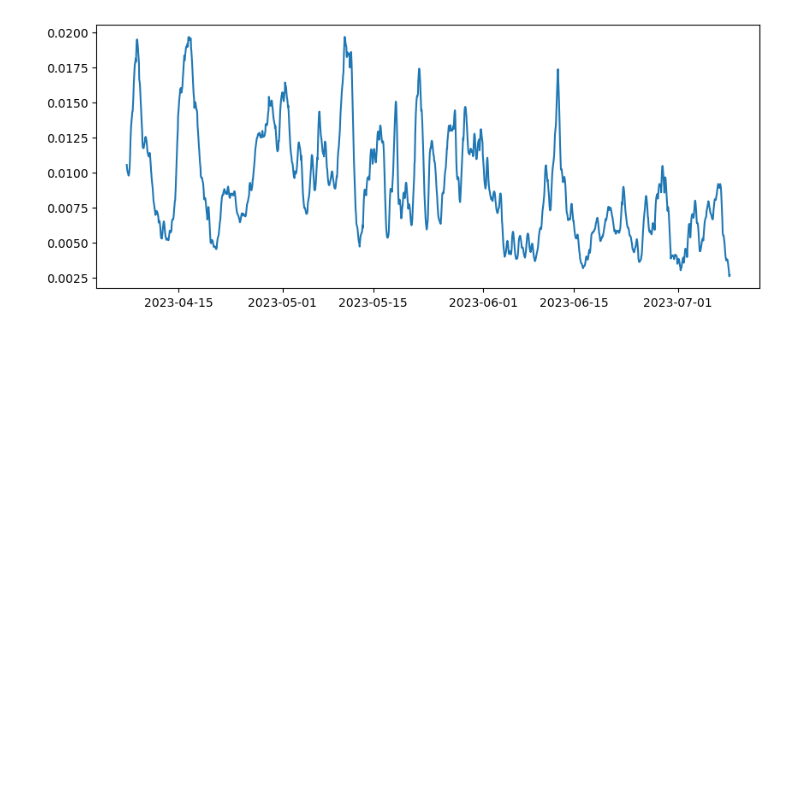
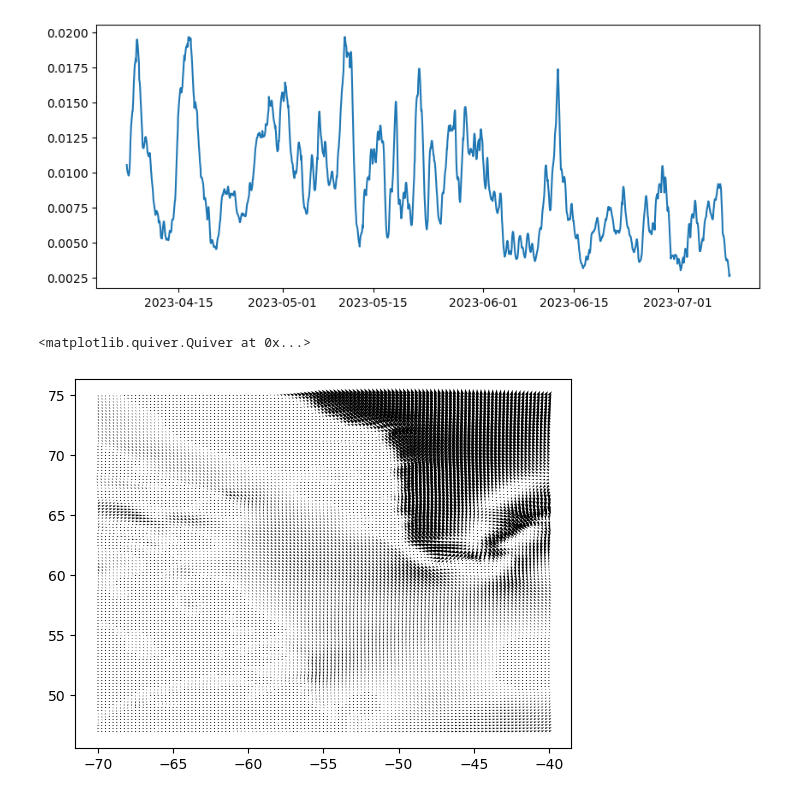
Before and after one commit to Dihya-prog/Codes, a Jupyter notebook: Ekman_transport.ipynb, the cells around one changed output. Drawn from its saved outputs; the diff is of its cells as text; code cells hidden in the pictures; blank space fills up the shorter version.

```diff
--- a/Ekman_transport.ipynb
+++ b/Ekman_transport.ipynb
@@ -36,3 +37,8 @@ plt.figure(figsize=(10, 4))
 plt.plot(wind.valid_time, u_ek_mean/40);
 # %% [output]
 [figure]
+# %%
+plt.quiver(wind.longitude, wind.latitude, wind.u10.mean(dim=['valid_time'], skipna=True) , wind.v10.mean(dim=['valid_time'], skipna=True))
+# %% [output]
+<matplotlib.quiver.Quiver at 0x...>
+[figure, added]
```
Also changed, not shown: parts of 1 cell of this notebook.
